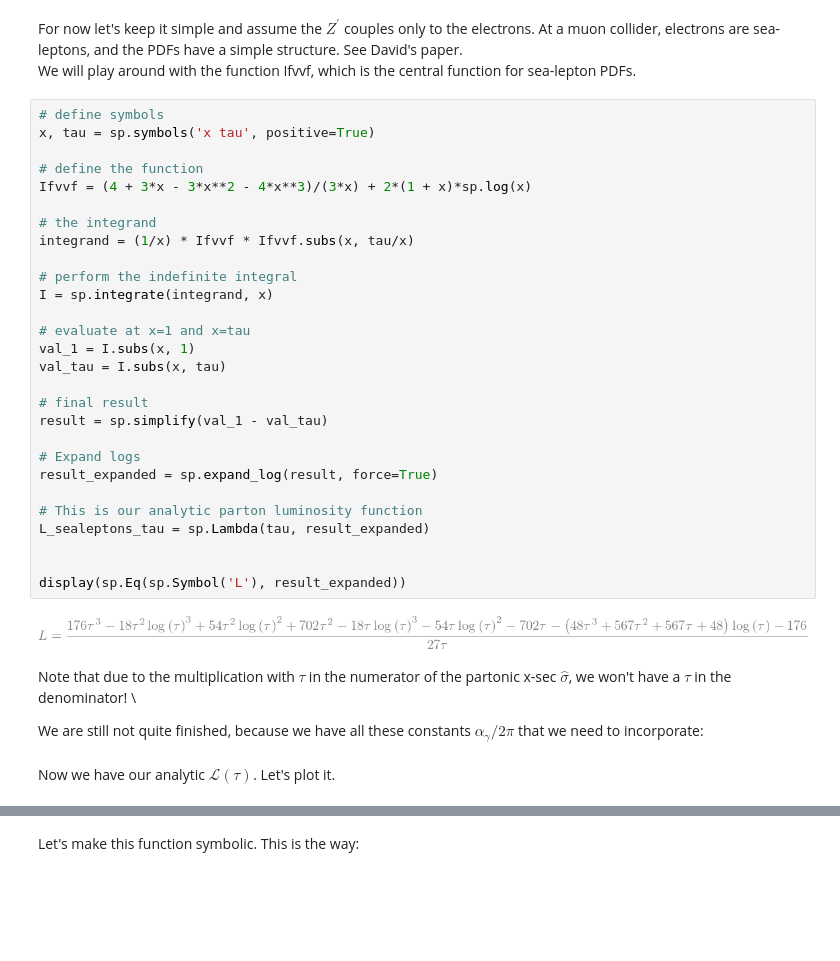
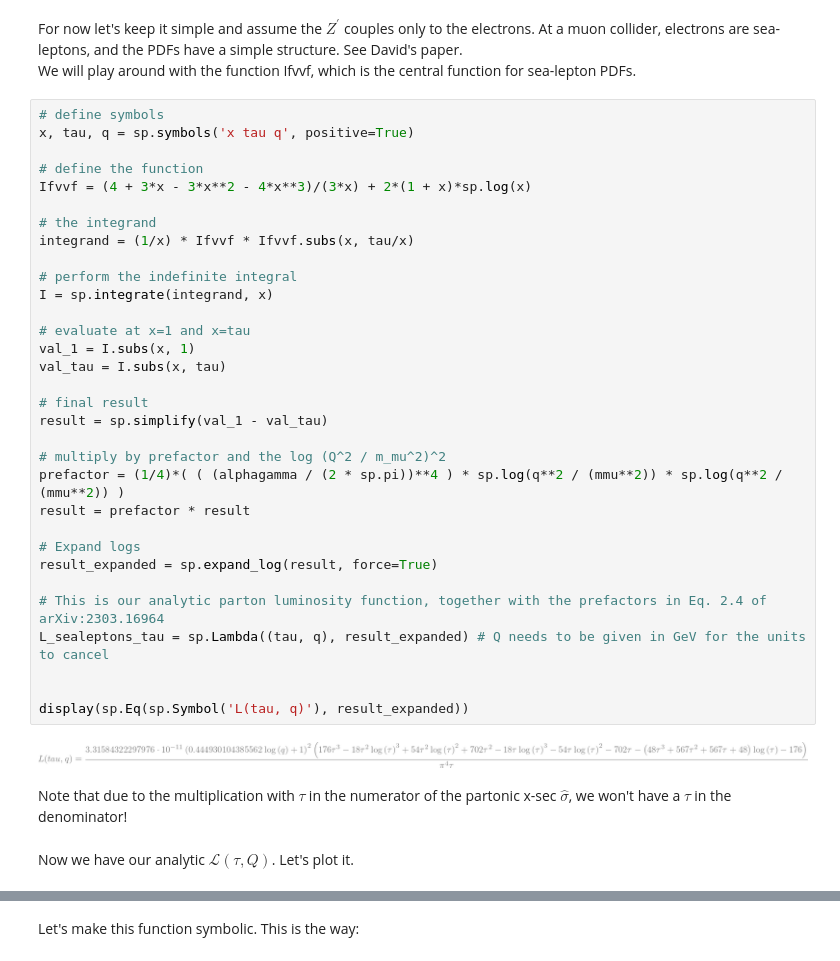
Before and after one commit to armankorajac/finite-width-lepton-colliders, a Jupyter notebook: finite-width.ipynb, the cells around one changed output, grey strips where cells are left out. Saved outputs shown, nothing was run; the diff lists cells and outputs as text; blank space fills up the shorter version.

Commit message:
checking different contributions, PLFs still don't quite match

```diff
--- a/finite-width.ipynb
+++ b/finite-width.ipynb
@@ -718,39 +720,41 @@ For now let's keep it simple and assume the $Z^\prime$ couples only to the elect
 We will play around with the function Ifvvf, which is the central function for sea-lepton PDFs.
 # %%
 # define symbols
-x, tau = sp.symbols('x tau', positive=True)
+x, tau, q = sp.symbols('x tau q', positive=True)
 
 # define the function
 Ifvvf = (4 + 3*x - 3*x**2 - 4*x**3)/(3*x) + 2*(1 + x)*sp.log(x)
 
 # the integrand
 integrand = (1/x) * Ifvvf * Ifvvf.subs(x, tau/x)
 
 # perform the indefinite integral
 I = sp.integrate(integrand, x)
 
 # evaluate at x=1 and x=tau
 val_1 = I.subs(x, 1)
 val_tau = I.subs(x, tau)
 
 # final result
 result = sp.simplify(val_1 - val_tau)
 
+# multiply by prefactor and the log (Q^2 / m_mu^2)^2
+prefactor = (1/4)*( ( (alphagamma / (2 * sp.pi))**4 ) * sp.log(q**2 / (mmu**2)) * sp.log(q**2 / (mmu**2)) )
+result = prefactor * result
+
 # Expand logs
 result_expanded = sp.expand_log(result, force=True)
 
-# This is our analytic parton luminosity function
-L_sealeptons_tau = sp.Lambda(tau, result_expanded)
+# This is our analytic parton luminosity function, together with the prefactors in Eq. 2.4 of arXiv:2303.16964
+L_sealeptons_tau = sp.Lambda((tau, q), result_expanded) # Q needs to be given in GeV for the units to cancel
 
 
-display(sp.Eq(sp.Symbol('L'), result_expanded))
+display(sp.Eq(sp.Symbol('L(tau, q)'), result_expanded))
 # %% [output]
-[figure, old version]
+[figure, new version]
 # %% [markdown]
-Note that due to the multiplication with $\tau$ in the numerator of the partonic x-sec $\hat{\sigma}$, we won't have a $\tau$ in the denominator! \
-
-We are still not quite finished, because we have all these constants $\alpha_\gamma/ 2 \pi$ that we need to incorporate:
+Note that due to the multiplication with $\tau$ in the numerator of the partonic x-sec $\hat{\sigma}$, we won't have a $\tau$ in the denominator!
 # %% [markdown]
-Now we have our analytic $\mathcal{L}(\tau)$. Let's plot it.
+Now we have our analytic $\mathcal{L}(\tau, Q)$. Let's plot it.
 # %%
 fig, ax = plt.subplots(1,1, figsize=(8, 5.5))
```
Also changed, not shown: parts of 11 cells of this notebook.
